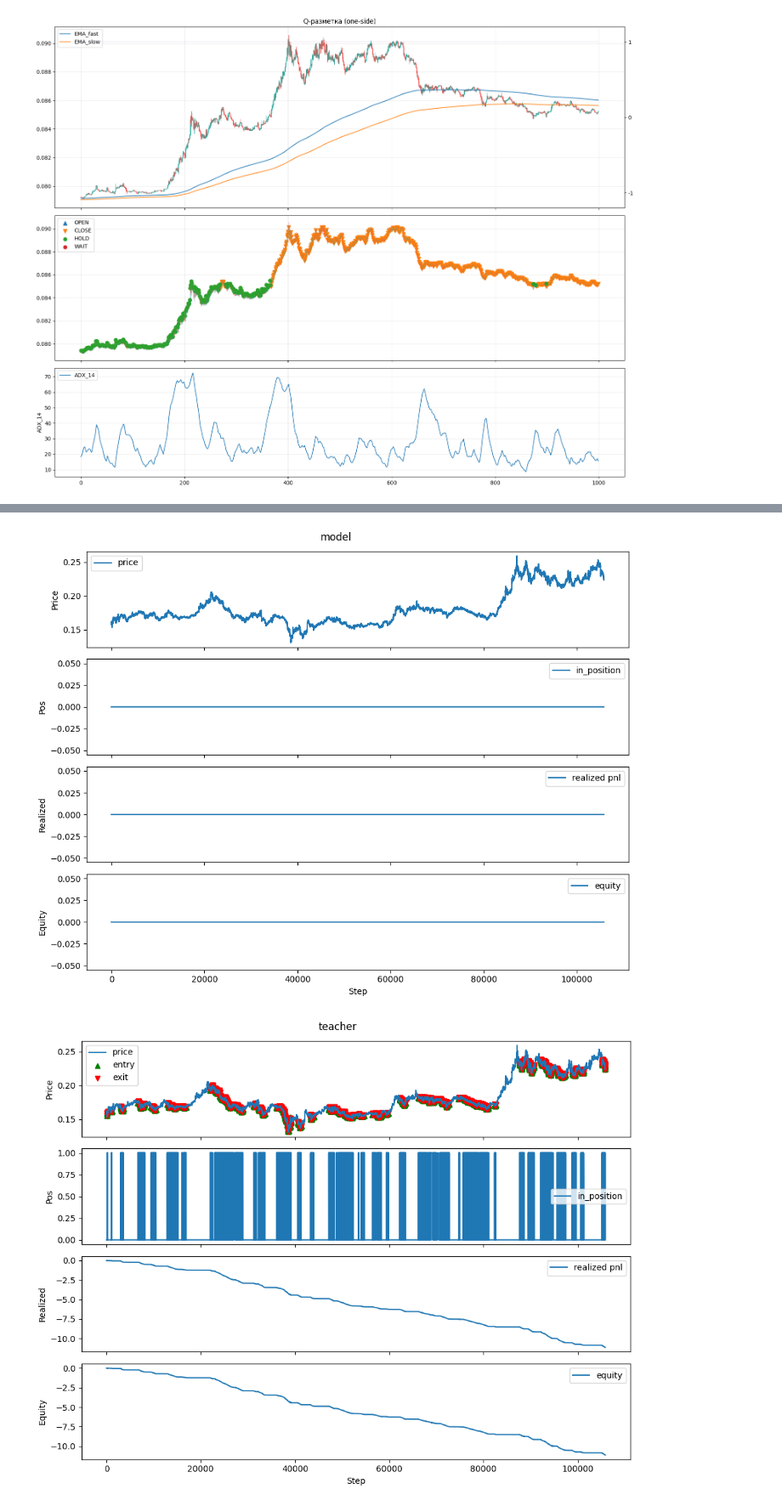
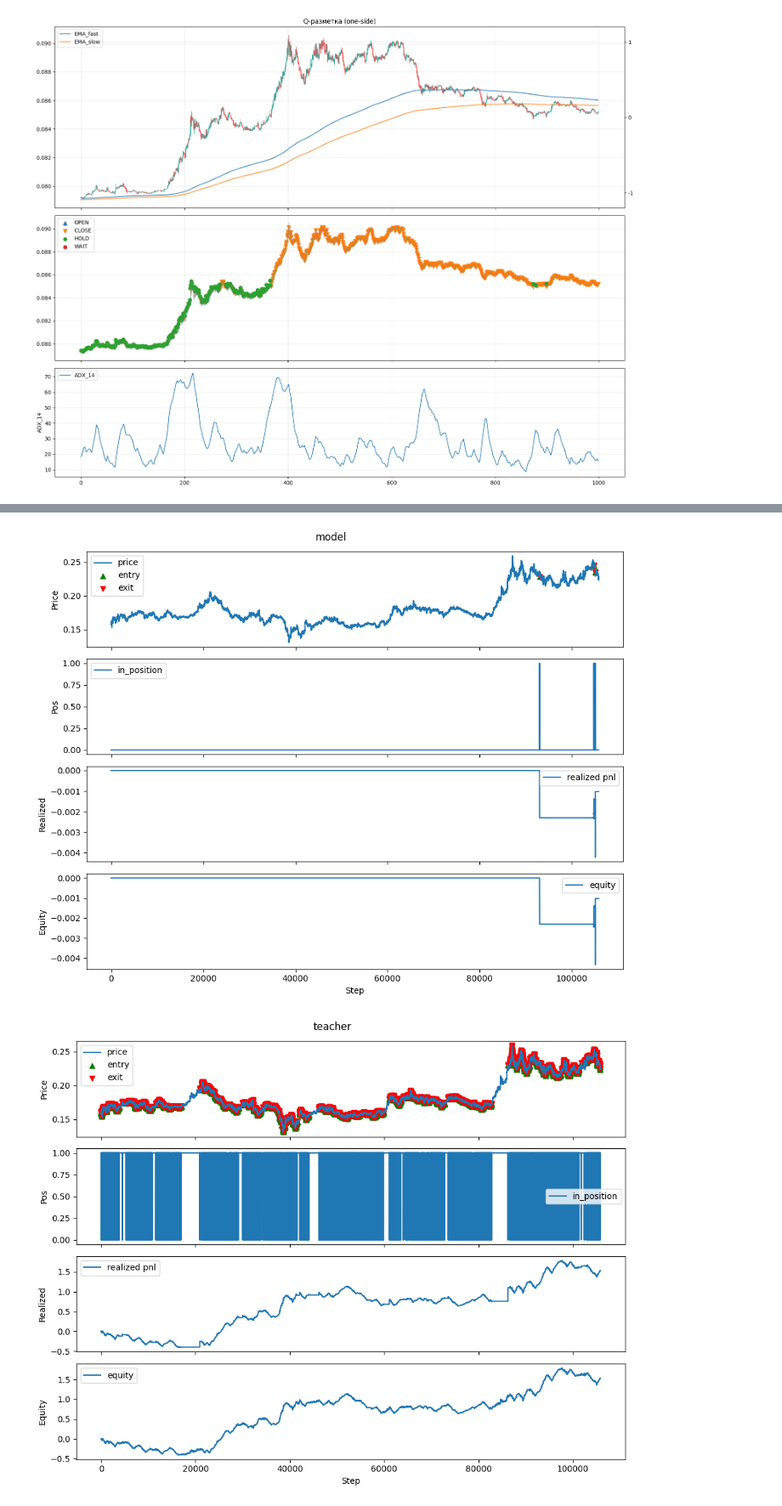
Before and after one commit to SIA86/pretrained_rl_ppo_model, a Jupyter notebook: main.ipynb, the cells around one changed output, grey strips where cells are left out. Shown at 85% size. Saved outputs shown, nothing was run; the diff lists cells and outputs as text; code cells hidden in the pictures.

```diff
--- a/main.ipynb
+++ b/main.ipynb
@@ -28,6 +28,10 @@ ONECYCLE_PCT_START = 0.5
 LR_RESTART_PATIENCE = 4
 LR_RESTART_SHRINK = 0.5
 BEST_PATH = "best_lstm.weights.h5"
+
+FEE = 0.0002
+SLIPPAGE = 0.0001
+T = None
 # %%
 import joblib
 import numpy as np
@@ -112,7 +116,8 @@ df = enrich_q_labels_trend_one_side(
     # H_max = 30,
 
     mode='exit',
-
+    fee=FEE,
+    slippage=SLIPPAGE,
     use_mae_penalty=False,
 )
 print(df[100:150].to_string())
@@ -156,7 +161,7 @@ enriched = df
 builder = DatasetBuilderForYourColumns(
     seq_len=SEQ_LEN, norm="minmax",
     labels_from="q",
-    tau=1.0, r_mode="oracle",
+    tau=0.0001, r_mode="oracle",
     splits=SPLITS,
     batch_size=BATCH_SIZE,
     sw_mode="ClassBalance",
@@ -247,6 +251,5 @@ Saved: artifacts/calibration/temperature.json
 # %%
 #Запуск бэктестов: референс стратегия, модель, учитель
-
 
 def run_backtest(df, environment):
     env = environment
@@ -254,11 +257,11 @@ def run_backtest(df, environment):
     for sig in df['Signal_Rule'].iloc[:-1]:
         pos = env.position
         if sig == 1:
-            action = 1
+            action = 0 # OPEN
         elif sig == -1:
-            action = 2
+            action = 1 # CLOSE
         else:
-            action = 3 if pos == 1 else 0
+            action = 2 if pos == 1 else 3 # HOLD or WAIT
         _, _, done, _ = env.step(action)
         if done:
             break
@@ -286,7 +289,7 @@ print('Метрики референс стратегии:')
 print(sim_ref.metrics_report())
 
 logits = predict_logits_dataset(model, test_ds)
-logits_cal = logits / T
+logits_cal = logits / T if T is not None else logits
 env_model = run_backtest_with_logits(enriched, logits_cal, test_idx, feature_cols=['EMA_fast', 'EMA_slow'], price_col='Open', cfg=LONG_CONFIG)
 env_model.plot("model")
 print('\nМетрики модели:')
@@ -331,3 +334,3 @@ Sharpe ratio: -66.6711
 [figure]
-[figure, old version]
+[figure, new version]
-[figure, old version]
+[figure, new version]
```
Also changed, not shown: parts of 5 cells of this notebook.
